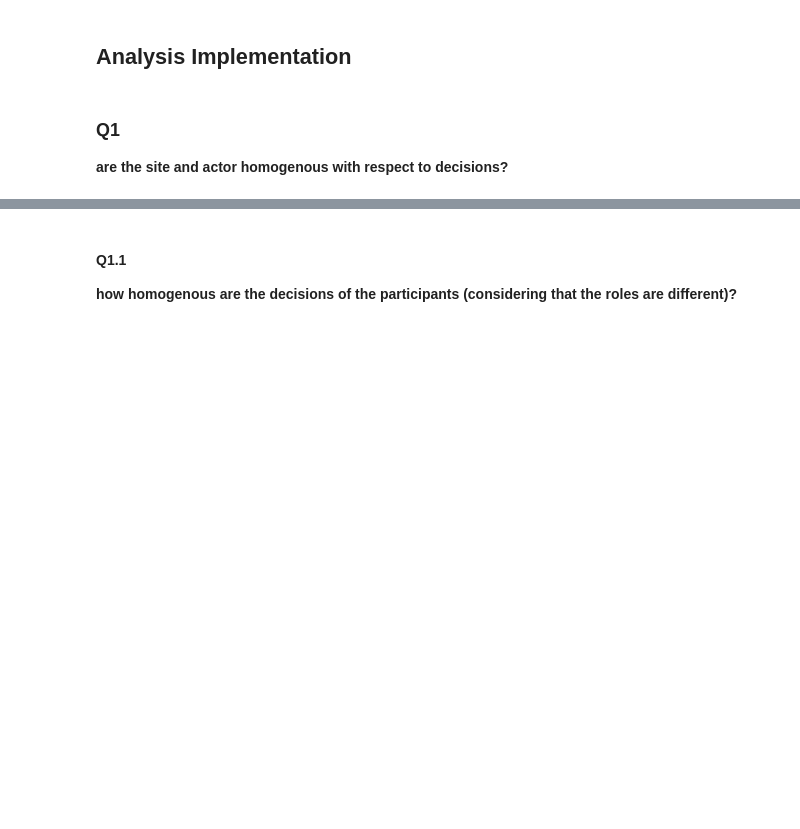
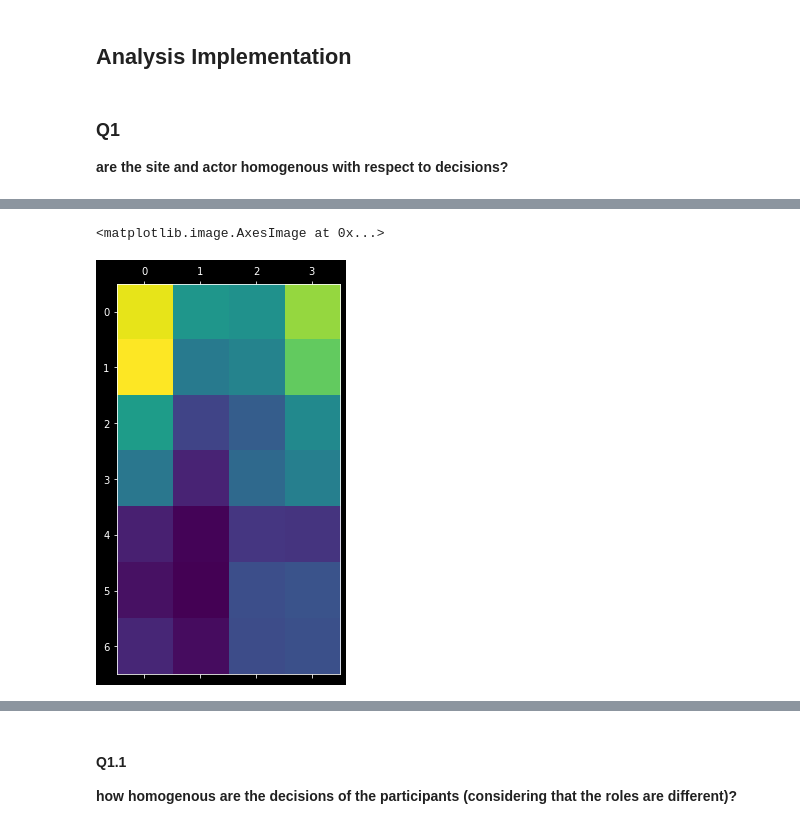
Before and after one commit to shervinazadi/EquiCity_Data, a Jupyter notebook: notebooks/ECG_PP_14_Explore_Data.ipynb, the cells around one changed output, grey strips where cells are left out. Saved outputs shown, nothing was run; the diff lists cells and outputs as text; code cells hidden in the pictures; blank space fills up the shorter version.

```diff
--- a/notebooks/ECG_PP_14_Explore_Data.ipynb
+++ b/notebooks/ECG_PP_14_Explore_Data.ipynb
@@ -122,0 +171,5 @@ X = np.array([decision_dict[str(ts)] for ts in dec_ts_sorted])
+# %%
+plt.matshow(V[0, :, :-1])
+# %% [output]
+<matplotlib.image.AxesImage at 0x...>
+[figure, added]
```
Also changed, not shown: parts of 24 cells of this notebook.
